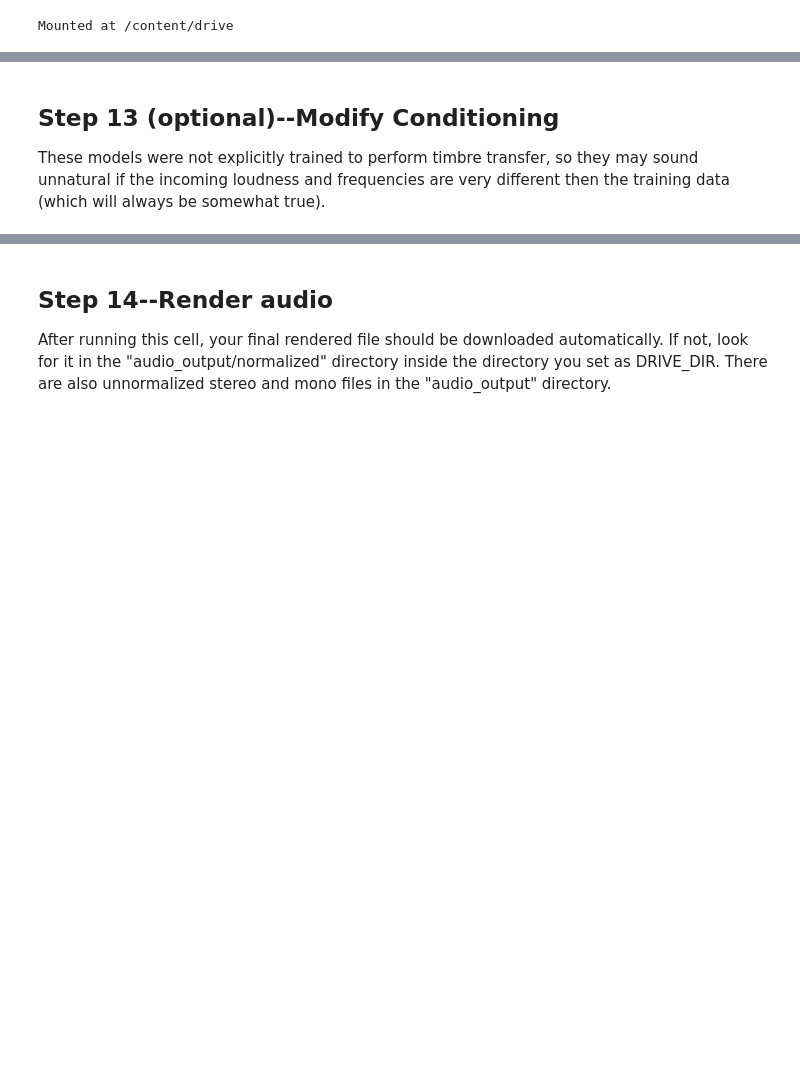
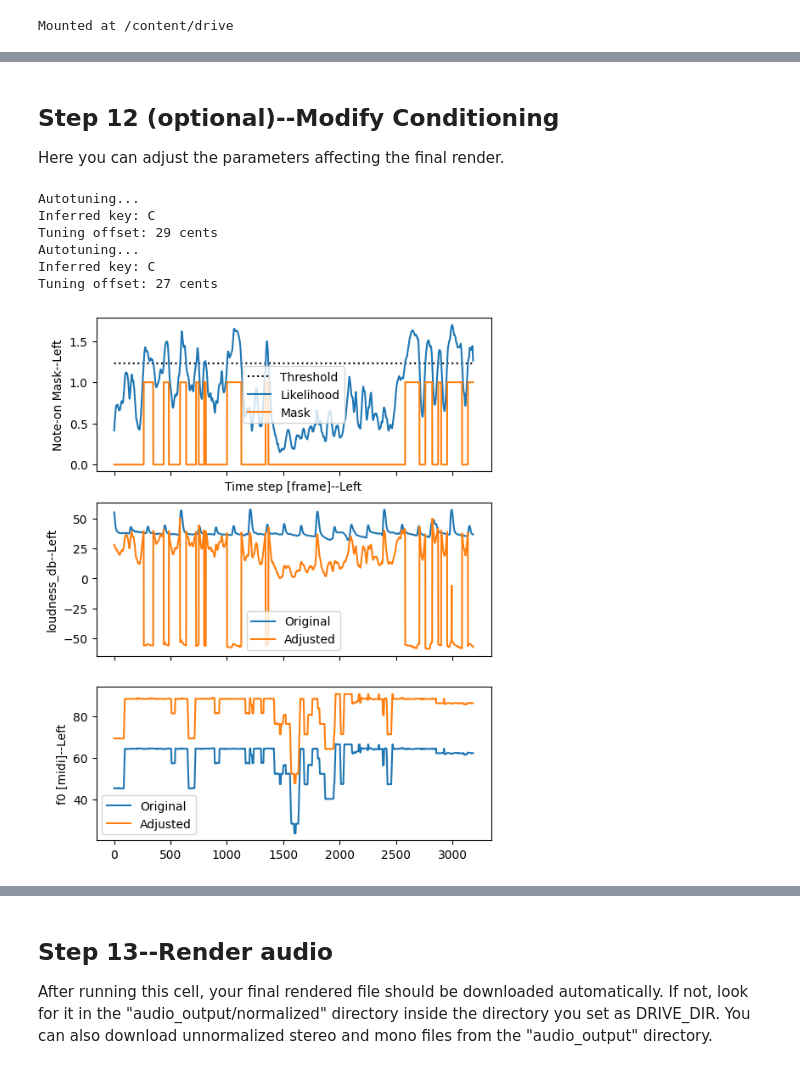
Before and after one commit to FlexCouncil/DDSP-48kHz-Stereo, a Jupyter notebook: ddsp/colab/ddsp_train_and_timbre_transfer_48kHz_stereo.ipynb, the cells around one changed output, grey strips where cells are left out. Cells and saved outputs as stored; diff of their text form; code cells hidden in the pictures; blank space fills up the shorter version.

```diff
--- a/ddsp/colab/ddsp_train_and_timbre_transfer_48kHz_stereo.ipynb
+++ b/ddsp/colab/ddsp_train_and_timbre_transfer_48kHz_stereo.ipynb
@@ -111,10 +106,10 @@ Find a folder on Drive where you want to upload audio files and store checkpoint
 # %%
-DRIVE_DIR =  "/content/drive/My Drive/ddsp_test10" #@param {type:"string"}
+DRIVE_DIR =  "/content/drive/My Drive/ddsp_test24" #@param {type:"string"}
 
 if LATENT_VECTORS:
-  !git clone https://github.com/DemonFlexCouncil/DDSP-48kHz-Stereo.git
+  !git clone https://github.com/FlexCouncil/DDSP-48kHz-Stereo.git
 else:
-  !git clone https://github.com/DemonFlexCouncil/DDSP-48kHz-Stereo-NoZ.git
+  !git clone https://github.com/FlexCouncil/DDSP-48kHz-Stereo-NoZ.git
 
 AUDIO_DIR = '/content/data/audio'
 !mkdir -p $AUDIO_DIR
@@ -219,20 +213,0 @@ Done! Saved to: /content/drive/My Drive/ddsp_test10/model/dataset_statistics.pkl
-# %%
-import pickle
-
-with open(PICKLE_FILE_PATH, 'rb') as f:
-  stats = pickle.load(f)
-  print(stats.keys())  # Print the available statistics
-   # Inspect individual statistics as needed
-
-import pickle
-
-with open(PICKLE_FILE_PATH, 'rb') as f:
-    stats = pickle.load(f)
-
-# Access individual statistics:
-mean_pitch_mono = stats['mean_pitchM']
-quantile_transform_left = stats['quantile_transformL']
-
-# Print or further process the statistics as needed:
-print("Mean Pitch (Mono):", mean_pitch_mono)
-print("Quantile Transform (Left):", quantile_transform_left)
@@ -435,12 +435,12 @@ print('Restoring model took %.1f seconds' % (time.time() - start_time))
-# %% [markdown]
-## **Step 13** (optional)--Modify Conditioning
-
-These models were not explicitly trained to perform timbre transfer, so they may sound unnatural if the incoming loudness and frequencies are very different then the training data (which will always be somewhat true).
+# %% [markdown]
+## **Step 12** (optional)--Modify Conditioning
+
+Here you can adjust the parameters affecting the final render.
 # %%
 #@markdown ## Note Detection
 
 #@markdown You can leave this at 1.0 for most cases
-threshold = 1 #@param {type:"slider", min: 0.0, max:2.0, step:0.01}
+threshold = 1.23 #@param {type:"slider", min: 0.0, max:2.0, step:0.01}
 
 
 #@markdown ## Automatic
@@ -448,19 +448,19 @@ threshold = 1 #@param {type:"slider", min: 0.0, max:2.0, step:0.01}
 ADJUST = True #@param{type:"boolean"}
 
 #@markdown Quiet parts without notes detected (dB)
-quiet = 30 #@param {type:"slider", min: 0, max:60, step:1}
+quiet = 36 #@param {type:"slider", min: 0, max:60, step:1}
 
 #@markdown Force pitch to nearest note (amount)
-autotune = 0 #@param {type:"slider", min: 0.0, max:1.0, step:0.1}
+autotune = 0.2 #@param {type:"slider", min: 0.0, max:1.0, step:0.1}
 
 #@markdown ## Manual
 
 
 #@markdown Shift the pitch (octaves)
-pitch_shift =  0 #@param {type:"slider", min:-2, max:2, step:1}
+pitch_shift =  1 #@param {type:"slider", min:-2, max:2, step:1}
 
 #@markdown Adjsut the overall loudness (dB)
-loudness_shift = 0 #@param {type:"slider", min:-20, max:20, step:1}
+loudness_shift = -6 #@param {type:"slider", min:-20, max:20, step:1}
 
 
 audio_features_mod = {k: v.copy() for k, v in audio_features.items()}
@@ -596,30 +596,38 @@ ax.plot(librosa.hz_to_midi(np.squeeze(audio_features_mod['f0_hzL'])[:TRIM]))
 ax.set_ylabel('f0 [midi]--Left')
 _ = ax.legend(['Original','Adjusted'])
 
 has_maskR = int(mask_onR is not None)
 n_plots = 3 if has_maskR else 2
 figR, axesR = plt.subplots(nrows=n_plots,
                       ncols=1,
                       sharex=True,
                       figsize=(2*n_plots, 8))
 
 if has_maskR:
   ax = axesR[0]
   ax.plot(np.ones_like(np.squeeze(mask_onR)[:TRIM]) * threshold, 'k:')
   ax.plot(np.squeeze(note_on_valueR)[:TRIM])
   ax.plot(np.squeeze(mask_onR)[:TRIM])
   ax.set_ylabel('Note-on Mask--Right')
   ax.set_xlabel('Time step [frame]--Right')
   ax.legend(['Threshold', 'Likelihood','Mask'])
 
 ax = axesR[0 + has_maskR]
 ax.plot(np.squeeze(audio_features['loudness_dbR'])[:TRIM])
 ax.plot(np.squeeze(audio_features_mod['loudness_dbR'])[:TRIM])
 ax.set_ylabel('loudness_db--Right')
 ax.legend(['Original','Adjusted'])
 
 ax = axesR[1 + has_maskR]
 ax.plot(librosa.hz_to_midi(np.squeeze(audio_features['f0_hzR'])[:TRIM]))
 ax.plot(librosa.hz_to_midi(np.squeeze(audio_features_mod['f0_hzR'])[:TRIM]))
 ax.set_ylabel('f0 [midi]--Right')
 _ = ax.legend(['Original','Adjusted'])
+# %% [output]
+Autotuning...
+Inferred key: C
+Tuning offset: 29 cents
+Autotuning...
+Inferred key: C
+Tuning offset: 27 cents
+[figure, added]
@@ -626,7 +635,7 @@ _ = ax.legend(['Original','Adjusted'])
 # %% [markdown]
-## **Step 14**--Render audio
+## **Step 13**--Render audio
 
-After running this cell, your final rendered file should be downloaded automatically. If not, look for it in the "audio_output/normalized" directory inside the directory you set as DRIVE_DIR. There are also unnormalized stereo and mono files in the "audio_output" directory.
+After running this cell, your final rendered file should be downloaded automatically. If not, look for it in the "audio_output/normalized" directory inside the directory you set as DRIVE_DIR. You can also download unnormalized stereo and mono files from the "audio_output" directory.
 # %%
 %cd $AUDIO_OUTPUT_DIR
 !mkdir -p normalized
```
Also changed, not shown: parts of 28 cells of this notebook.
